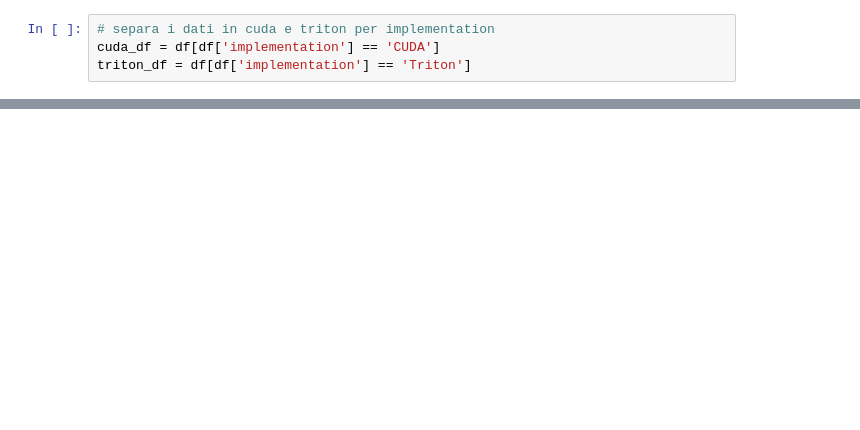
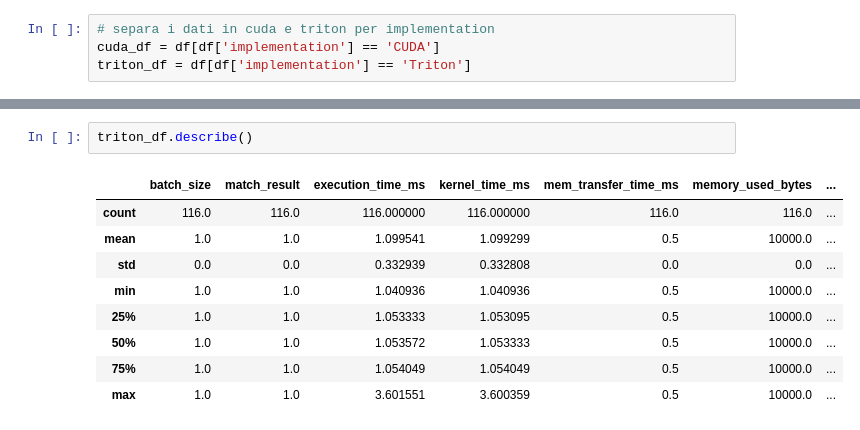
Before and after one commit to alepot55/triton_vs_cuda_fsa, a Jupyter notebook: scripts/notebook.ipynb, the cells around one changed output, grey strips where cells are left out. Drawn from its saved outputs; the diff is of its cells as text; blank space fills up the shorter version.

```diff
--- a/scripts/notebook.ipynb
+++ b/scripts/notebook.ipynb
@@ -126,0 +159,12 @@ df_tests
+# %%
+triton_df.describe()
+# %% [output]
+|  | batch_size | match_result | execution_time_ms | kernel_time_ms | mem_transfer_time_ms | memory_used_bytes | ... |
+| count | 116.0 | 116.0 | 116.000000 | 116.000000 | 116.0 | 116.0 | ... |
+| mean | 1.0 | 1.0 | 1.099541 | 1.099299 | 0.5 | 10000.0 | ... |
+| std | 0.0 | 0.0 | 0.332939 | 0.332808 | 0.0 | 0.0 | ... |
+| min | 1.0 | 1.0 | 1.040936 | 1.040936 | 0.5 | 10000.0 | ... |
+| 25% | 1.0 | 1.0 | 1.053333 | 1.053095 | 0.5 | 10000.0 | ... |
+| 50% | 1.0 | 1.0 | 1.053572 | 1.053333 | 0.5 | 10000.0 | ... |
+| 75% | 1.0 | 1.0 | 1.054049 | 1.054049 | 0.5 | 10000.0 | ... |
+| max | 1.0 | 1.0 | 3.601551 | 3.600359 | 0.5 | 10000.0 | ... |
```
Also changed, not shown: parts of 13 cells of this notebook, 13 other files.
